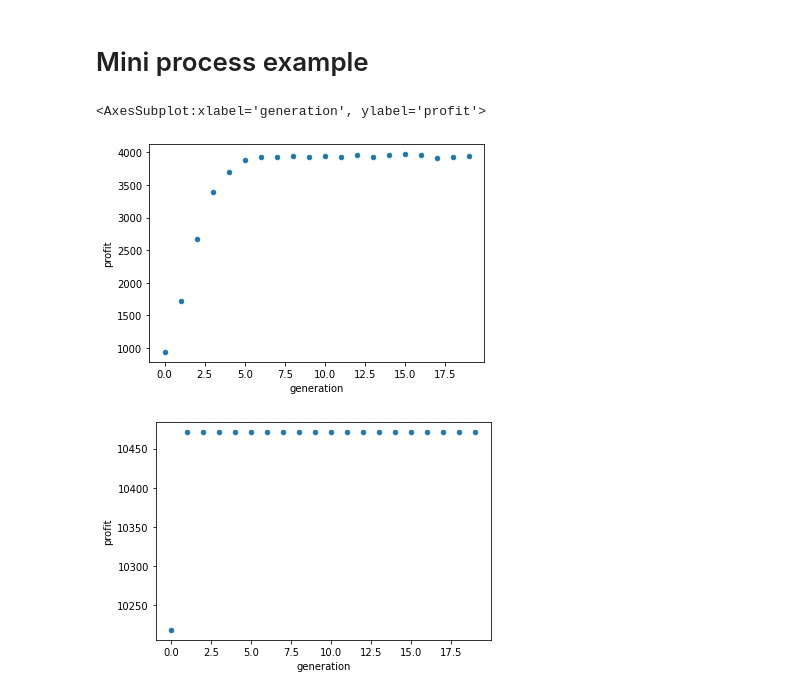
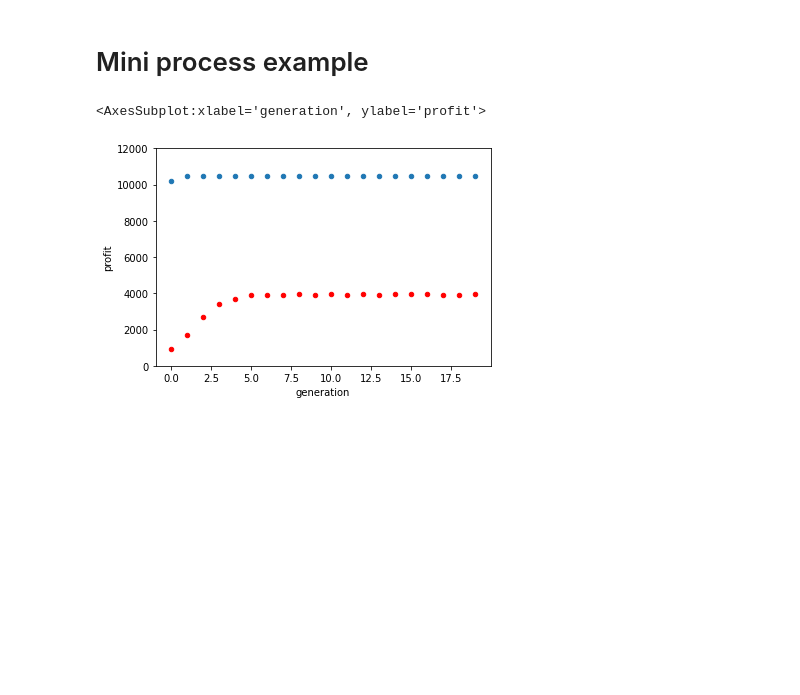
Before and after one commit to vczoni/lamarck, a Jupyter notebook: docs/notebooks/walkthrough.ipynb, the cells around one changed output. Saved outputs shown, nothing was run; the diff lists cells and outputs as text; code cells hidden in the pictures; blank space fills up the shorter version.

```diff
--- a/docs/notebooks/walkthrough.ipynb
+++ b/docs/notebooks/walkthrough.ipynb
@@ -347,9 +345,7 @@ for _ in pbar:
     pbar.set_description(f'[mean profit: {profit}] Generating Offspring...')
     pop.reproduce.tournament(n_dispute=2)
 # %%
-pop.plot.history('profit', 'mean')
-pop.plot.history('profit', 'max')
+pop.plot.history('profit', 'max', 'mean', ylim=(0, 12000))
 # %% [output]
 <AxesSubplot:xlabel='generation', ylabel='profit'>
-[figure, old version]
+[figure, new version]
-[figure, removed]
```
Also changed, not shown: parts of 1 cell of this notebook, 12 other files.
